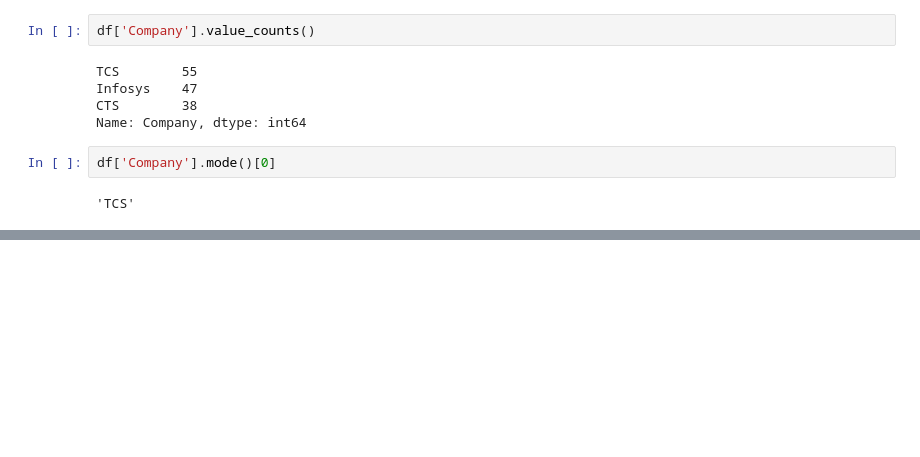
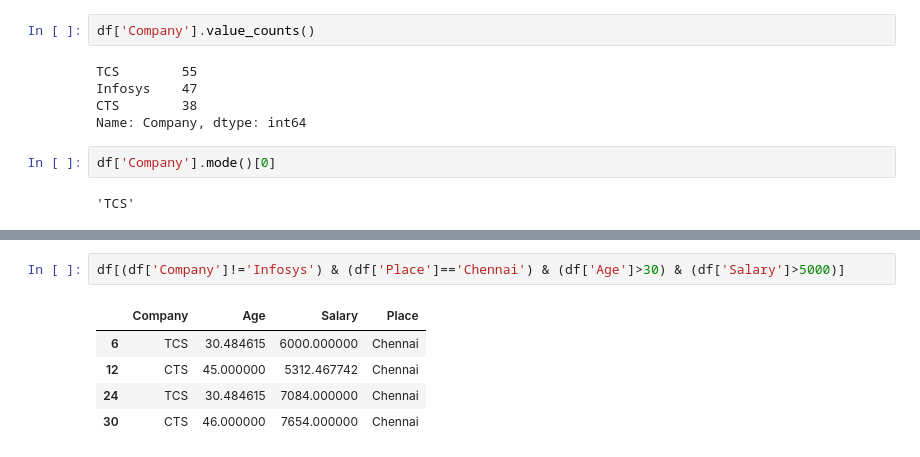
Before and after one commit to RaghulRameshTrainer/Ericsson_PythonSep2022, a Jupyter notebook: pandas_ex.ipynb, the cells around one changed output, grey strips where cells are left out. Cells and saved outputs as stored; diff of their text form; blank space fills up the shorter version.

```diff
--- a/pandas_ex.ipynb
+++ b/pandas_ex.ipynb
@@ -137,0 +274,8 @@ Name: Company, dtype: object
+# %%
+df[(df['Company']!='Infosys') & (df['Place']=='Chennai') & (df['Age']>30) & (df['Salary']>5000)]
+# %% [output]
+|  | Company | Age | Salary | Place |
+| 6 | TCS | 30.484615 | 6000.000000 | Chennai |
+| 12 | CTS | 45.000000 | 5312.467742 | Chennai |
+| 24 | TCS | 30.484615 | 7084.000000 | Chennai |
+| 30 | CTS | 46.000000 | 7654.000000 | Chennai |
```
Also changed, not shown: parts of 24 cells of this notebook.
